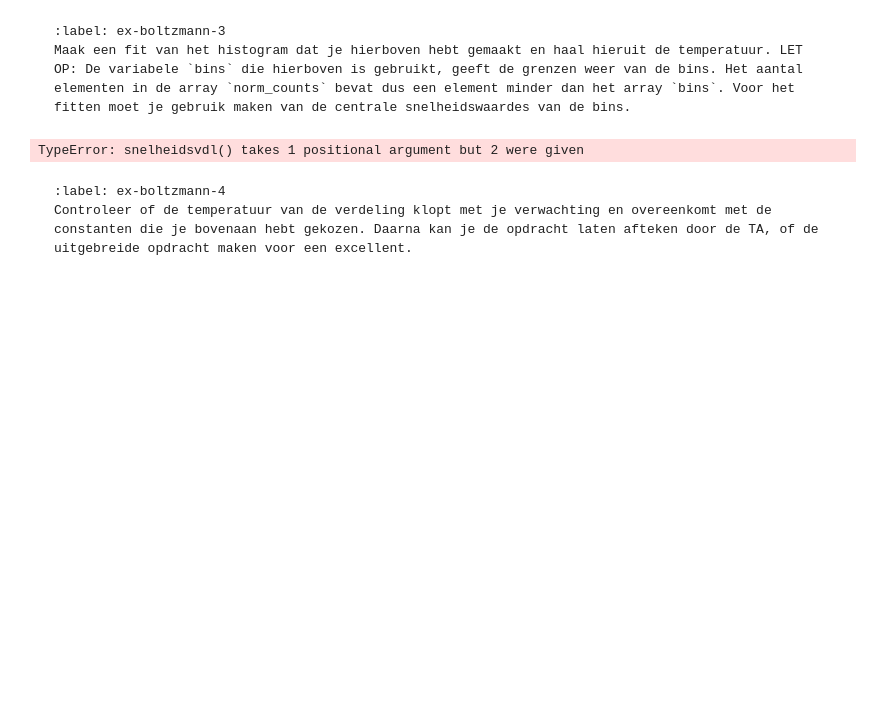
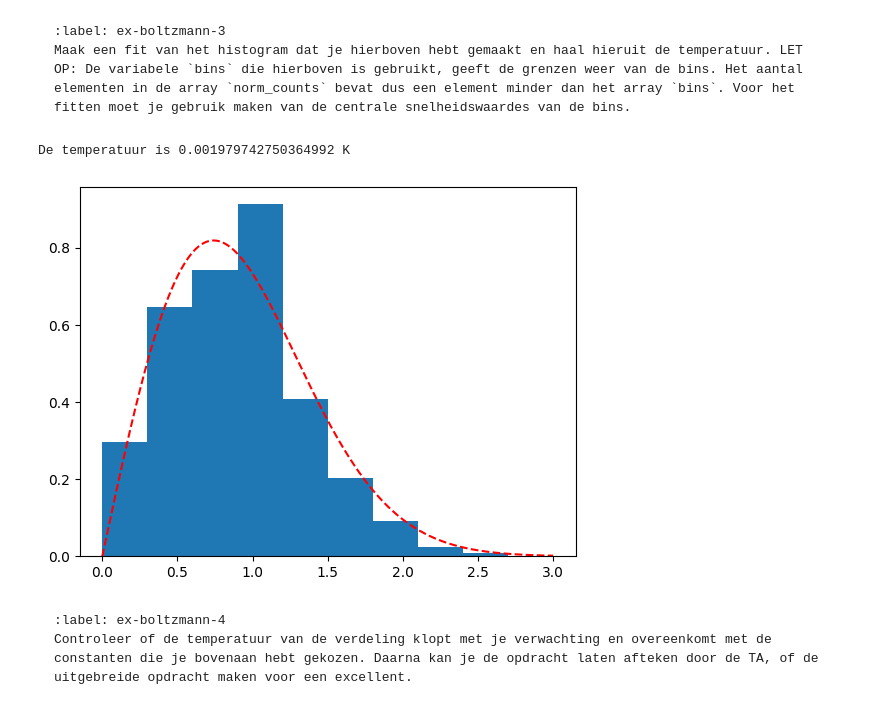
Before and after one commit to arenmeghdadi/314159265358979323846264338, a Jupyter notebook: Content/PySim/6_boltzmann.ipynb, the cells around one changed output. Saved outputs shown, nothing was run; the diff lists cells and outputs as text; code cells hidden in the pictures; blank space fills up the shorter version.

````diff
--- a/Content/PySim/6_boltzmann.ipynb
+++ b/Content/PySim/6_boltzmann.ipynb
@@ -334,39 +334,29 @@ $$
 Maak een fit van het histogram dat je hierboven hebt gemaakt en haal hieruit de temperatuur. LET OP: De variabele `bins` die hierboven is gebruikt, geeft de grenzen weer van de bins. Het aantal elementen in de array `norm_counts` bevat dus een element minder dan het array `bins`. Voor het fitten moet je gebruik maken van de centrale snelheidswaardes van de bins.
 ```
 # %%
-#your code/answer
-#versie 1 -> probleem: ik denk dat ie snelheid als p0 nodig heeft? en moeite met plotten. en error.
 k = 1.3806e-23
-def snelheidsvdl(T):
-    (p.momentum)/(k*T)*np.exp(-p.kin_energy/(k*T))
+def snelheidsvdl(v, a):
+    return (a*v)*np.exp(-(1/2)*a*v**2)
 
 bin_heights, bin_borders = np.histogram(speeds, bins=num_bins)
-bin_centers = bin_borders[:-1] + np.diff(bin_borders) / 2
+# bin_centers = bin_borders[:-1] + np.diff(bin_borders) / 2
 
-popt, pcov = curve_fit(snelheidsvdl, bin_centers, bin_heights, p0=293)
+bin_heights = bin_heights.astype(float)
+# bin_centers = bin_centers.astype(float)*2.5 * 10**3
+bin_centers = 0.5*(bins[:-1] + bins[1:])
+val, cov = curve_fit(snelheidsvdl, bin_centers, norm_counts)
+a = val[0]
 
-x = np.linspace(bin_centers[0], bin_centers[-1], 1000)
-
+x = np.linspace(0, 3, 1000)
+T = (p.m*30*1.66e-27)/(a*k)
+print('De temperatuur is', T, 'K')
 plt.figure()
-plt.plot()
-
-#versie 2 -> probleem: rare error geen flauw idee
-k = 1.3806e-23
-def snelheidsvdl(v, T):
-    (p.m*v)/(k*T)*np.exp(-p.m*v**2/(2*k*T))
-
-bin_heights, bin_borders = np.histogram(speeds, bins=num_bins)
-bin_centers = bin_borders[:-1] + np.diff(bin_borders) / 2
-
-popt, pcov = curve_fit(snelheidsvdl, bin_centers, bin_heights, p0=[p.v, 293])
-
-x = np.linspace(bin_centers[0], bin_centers[-1], 1000)
-
-plt.figure()
-plt.plot(x, snelheidsvdl(x, *popt))
+plt.stairs(norm_counts, bins, fill='True')
+plt.plot(x, snelheidsvdl(x, a), 'r--')
 plt.show()
 # %% [output]
-TypeError: snelheidsvdl() takes 1 positional argument but 2 were given
+De temperatuur is 0.001979742750364992 K
+[figure, added]
 # %% [markdown]
 ```{exercise}
 :label: ex-boltzmann-4
````
Also changed, not shown: parts of 4 cells of this notebook.
